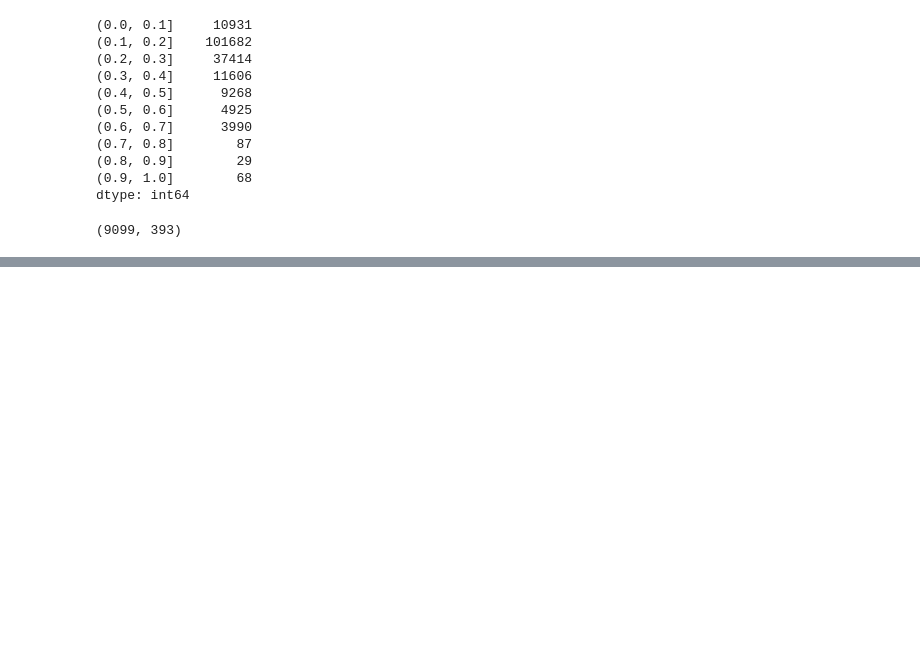
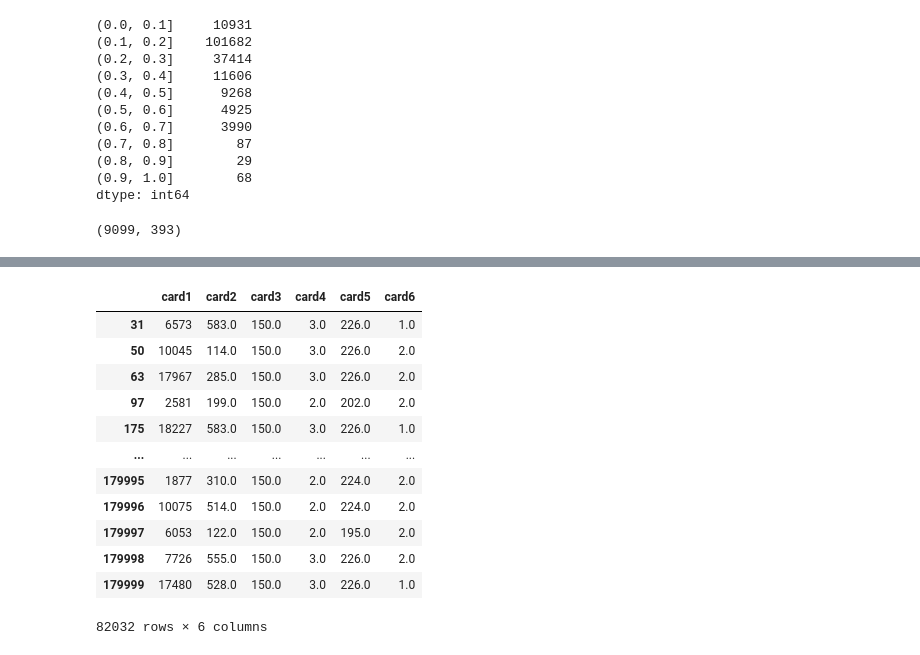
Before and after one commit to kokorozaci/Data_analysis_algorithms, a Jupyter notebook: Data_analysis_Kaggle/dz_03/dz_3.ipynb, the cells around one changed output, grey strips where cells are left out. Saved outputs shown, nothing was run; the diff lists cells and outputs as text; code cells hidden in the pictures; blank space fills up the shorter version.

```diff
--- a/Data_analysis_Kaggle/dz_03/dz_3.ipynb
+++ b/Data_analysis_Kaggle/dz_03/dz_3.ipynb
@@ -545,0 +773,7 @@ TypeError: estimator should be an estimator implementing 'fit' method, <xgboost.
+# %%
+x_dt = x_train.set_index('TransactionDT')
+y_train.index = x_dt.index
+for train_index, test_index in cv.split(x_dt):
+    print("TRAIN:", train_index, "TEST:", test_index)
+    X_train_1, X_test_1 = x_dt.iloc[train_index], x_dt.iloc[test_index]
+    y_train_1, y_test_1 = y_train.iloc[train_index], y_train.iloc[test_index]
@@ -545,0 +920,20 @@ TypeError: estimator should be an estimator implementing 'fit' method, <xgboost.
+# %%
+# x_test.groupby(['card1',
+#  'card2',
+#  'card3',
+#  'card4',
+#  'card5',
+#  'card6']).groups
+x_train['ClientID'] = 0
+x_test['ClientID'] = 0
+for n, (key, group) in enumerate(x_train.groupby(['card1',
+                                     'card2',
+                                     'card3',
+                                     'card4',
+                                     'card5',
+                                     'card6'])):
+    x_train['ClientID'].iloc[group.index] = n
+    try:
+        x_test['ClientID'].iloc[group.index] = n
+    except:
+        pass
@@ -545,0 +955,21 @@ TypeError: estimator should be an estimator implementing 'fit' method, <xgboost.
+# %%
+x_train.loc[x_train['ClientID']==0, ['card1',
+                                     'card2',
+                                     'card3',
+                                     'card4',
+                                     'card5',
+                                     'card6']]
+# %% [output]
+|  | card1 | card2 | card3 | card4 | card5 | card6 |
+| 31 | 6573 | 583.0 | 150.0 | 3.0 | 226.0 | 1.0 |
+| 50 | 10045 | 114.0 | 150.0 | 3.0 | 226.0 | 2.0 |
+| 63 | 17967 | 285.0 | 150.0 | 3.0 | 226.0 | 2.0 |
+| 97 | 2581 | 199.0 | 150.0 | 2.0 | 202.0 | 2.0 |
+| 175 | 18227 | 583.0 | 150.0 | 3.0 | 226.0 | 1.0 |
+| ... | ... | ... | ... | ... | ... | ... |
+| 179995 | 1877 | 310.0 | 150.0 | 2.0 | 224.0 | 2.0 |
+| 179996 | 10075 | 514.0 | 150.0 | 2.0 | 224.0 | 2.0 |
+| 179997 | 6053 | 122.0 | 150.0 | 2.0 | 195.0 | 2.0 |
+| 179998 | 7726 | 555.0 | 150.0 | 3.0 | 226.0 | 2.0 |
+| 179999 | 17480 | 528.0 | 150.0 | 3.0 | 226.0 | 1.0 |
+82032 rows × 6 columns
```
Also changed, not shown: parts of 29 cells of this notebook.
